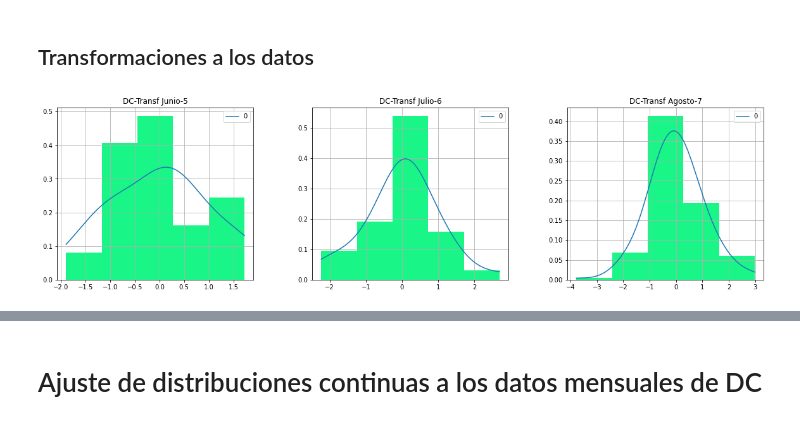
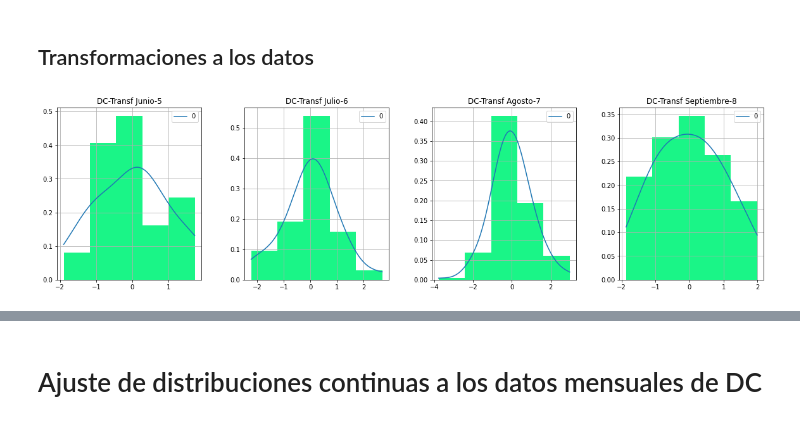
Before and after one commit to Aranzazu-R/Proyecto_Sim_FlavioyAranzazu, a Jupyter notebook: Analisis final.ipynb, the cells around one changed output, grey strips where cells are left out. Saved outputs shown, nothing was run; the diff lists cells and outputs as text; code cells hidden in the pictures.

```diff
--- a/Analisis final.ipynb
+++ b/Analisis final.ipynb
@@ -309,16 +311,20 @@ comp_hist(dmc_his,meses,'g')
 ### Funciones KDE
 # %%
 def KDE_est(x: 'array con los datos'):
+    if len(x) < 20:
+        cc = 10
+    else:
+        cc = 20
     grid = GridSearchCV(KernelDensity(),
                     {'bandwidth': np.linspace(0.1, 100.0, 200)},
-                    cv=10) # 20-fold cross-validation
+                    cv=cc) # 20-fold cross-validation
     grid.fit(x[:, None])
     ban = grid.best_params_
     ban = ban['bandwidth']
     x_grid = np.linspace(x.min(), x.max(), 1000)
     kde_sklearn = KernelDensity(bandwidth = ban, kernel = 'gaussian').fit(x[:,np.newaxis])
     f_skle = lambda x: np.exp(kde_sklearn.score_samples(x[:, np.newaxis]))
-    return f_skle
+    return f_skle,kde_sklearn
 # %%
 def KDE_plot(x: 'array con los datos', fpdf: 'Función con el kde', title: 'titulo'):
     x_grid = np.linspace(x.min(), x.max(), 1000)
@@ -364,11 +382,16 @@ trans_dc6 = pt_dc6.transform(dc_his[1].reshape(-1,1))
 pt_dc7 = PowerTransformer(method = 'box-cox')
 pt_dc7.fit(dc_his[2].reshape(-1,1))
 trans_dc7 = pt_dc7.transform(dc_his[2].reshape(-1,1))
+# %%
+pt_dc8 = PowerTransformer(method = 'box-cox')
+pt_dc8.fit(dc_his[3].reshape(-1,1))
+trans_dc8 = pt_dc8.transform(dc_his[3].reshape(-1,1))
 # %%
-dc_trans = [trans_dc5.reshape(len(trans_dc5)),trans_dc6.reshape(len(trans_dc6)),trans_dc7.reshape(len(trans_dc7))]
+dc_trans = [trans_dc5.reshape(len(trans_dc5)),trans_dc6.reshape(len(trans_dc6)),trans_dc7.reshape(len(trans_dc7)),
+           trans_dc8.reshape(len(trans_dc8))]
 ex_dct = [KDE_est(i) for i in dc_trans]
 # %%
-fig, ax = plt.subplots(1,3, figsize = [20,5])
-[KDE_plot2(dc_trans[i],ex_dct[i], 'DC-Transf '+meses[i], ax = ax[i], c= '#1AF587') for i in range(3)];
+fig, ax = plt.subplots(1,4, figsize = [20,5])
+[KDE_plot2(dc_trans[i],ex_dct[i], 'DC-Transf '+meses[i], ax = ax[i], c= '#1AF587') for i in range(4)];
 # %% [output]
-[figure, old version]
+[figure, new version]
```
Also changed, not shown: parts of 83 cells of this notebook.
